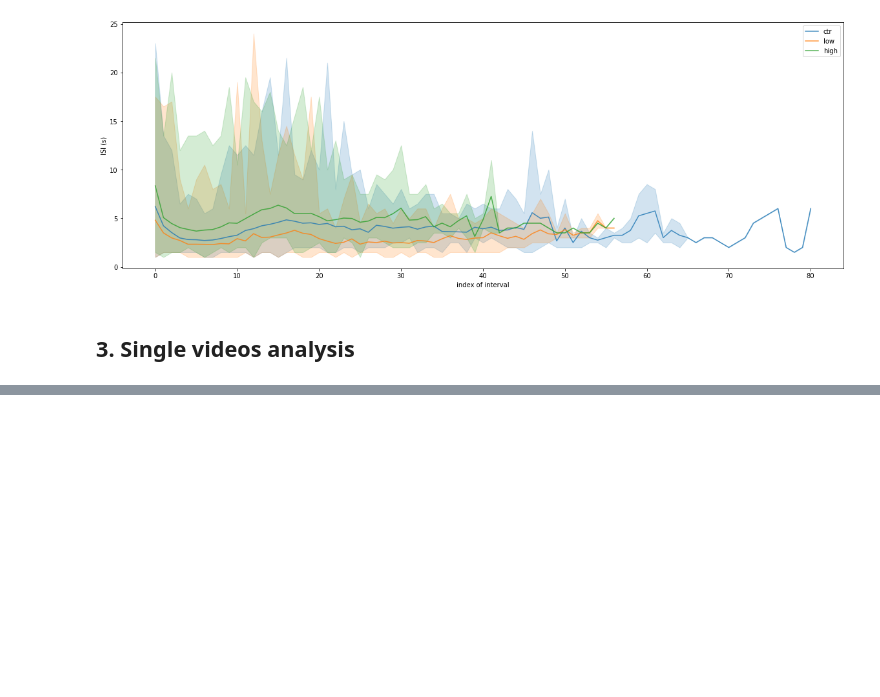
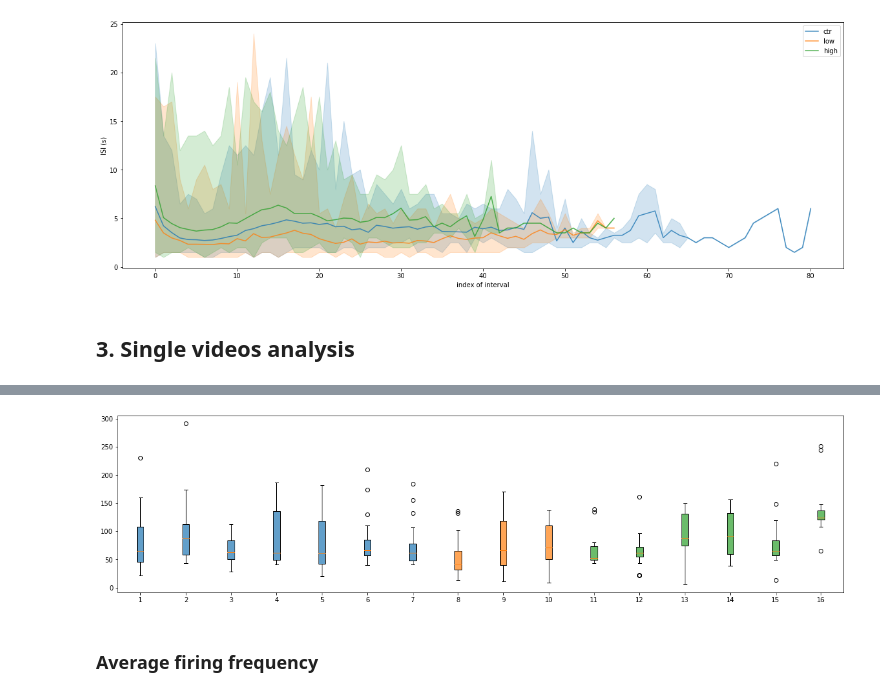
Before and after one commit to hengjiwang/hydranerv, a Jupyter notebook: hydranerv/data_analysis/analysis.ipynb, the cells around one changed output, grey strips where cells are left out. Saved outputs shown, nothing was run; the diff lists cells and outputs as text; code cells hidden in the pictures; blank space fills up the shorter version.

```diff
--- a/hydranerv/data_analysis/analysis.ipynb
+++ b/hydranerv/data_analysis/analysis.ipynb
@@ -200,0 +264,22 @@ plt.show()
+# %%
+def duration_list(clusters, fps=2):
+    d = [(x[-1] - x[0]) / fps for x in clusters]
+    return d
+# %%
+duration_ctr_by_video = []
+for clusters in clusters_ctr_per_video:
+    duration_ctr_by_video.append(duration_list(clusters))
+
+duration_lo_by_video = []
+for clusters in clusters_lo_per_video:
+    duration_lo_by_video.append(duration_list(clusters))
+
+duration_hi_by_video = []
+for clusters in clusters_hi_per_video:
+    duration_hi_by_video.append(duration_list(clusters))
+# %%
+plot_boxplot_by_video(duration_ctr_by_video, duration_lo_by_video, duration_hi_by_video)
+# %% [output]
+[figure, added]
+# %% [markdown]
+### Average firing frequency
```
Also changed, not shown: parts of 13 cells of this notebook, 10 other files.
